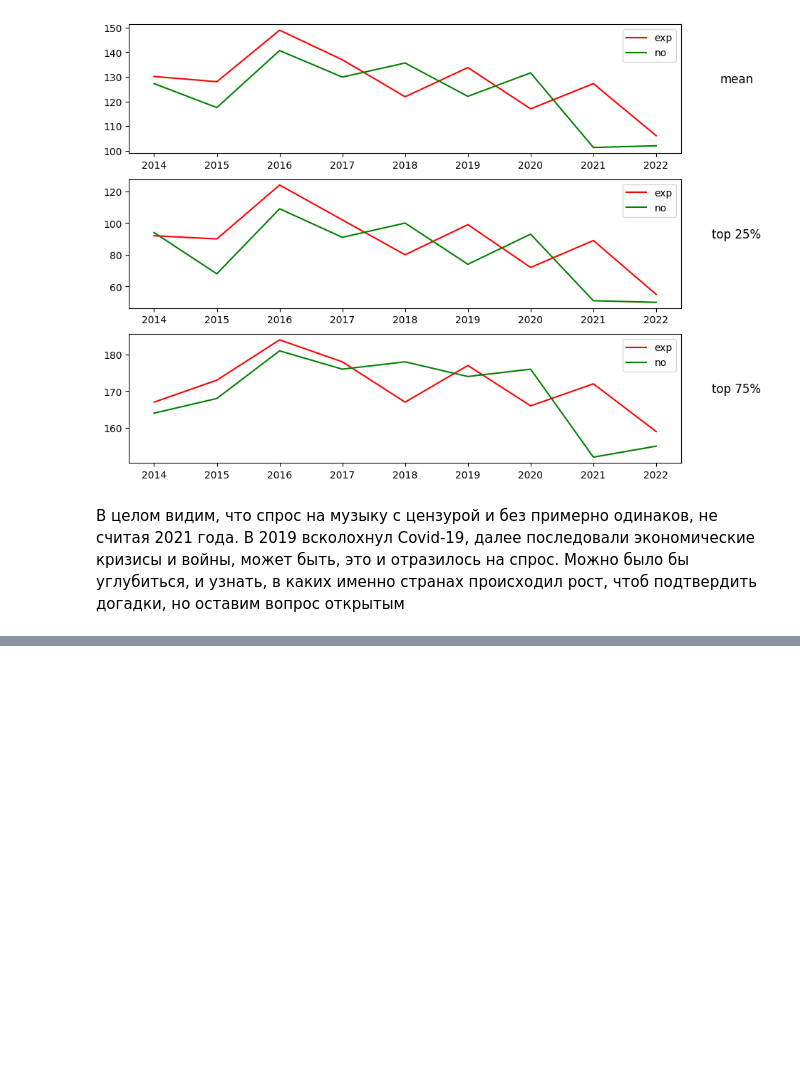
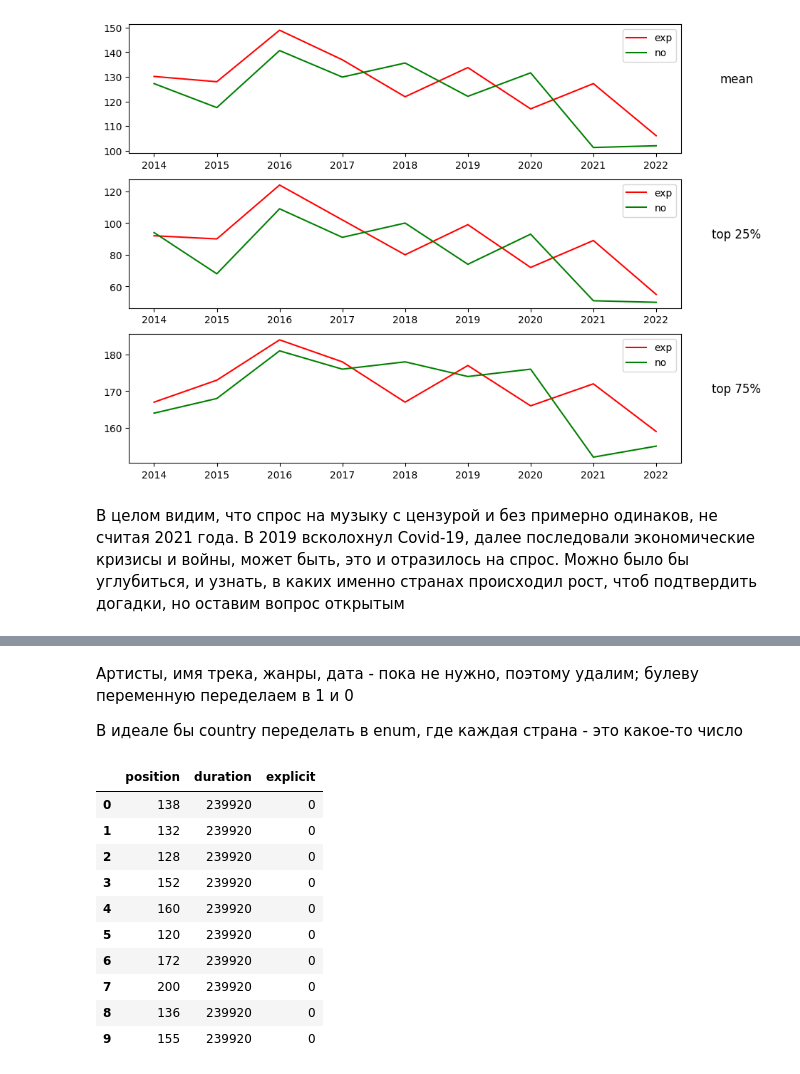
Before and after one commit to AlimKugot/DataScience, a Jupyter notebook: Code.ipynb, the cells around one changed output, grey strips where cells are left out. Cells and saved outputs as stored; diff of their text form; code cells hidden in the pictures; blank space fills up the shorter version.

```diff
--- a/Code.ipynb
+++ b/Code.ipynb
@@ -373,0 +401,21 @@ ax3.legend()
+# %% [markdown]
+Артисты, имя трека, жанры, дата - пока не нужно, поэтому удалим; булеву переменную переделаем в 1 и 0
+
+В идеале бы country переделать в enum, где каждая страна - это какое-то число
+# %%
+X = df.drop(['country', 'name', 'date', 'artists', 'artist_genres'], axis=1)
+X["explicit"] = X["explicit"].map({True: 1, False: 0})
+
+X.head(10)
+# %% [output]
+|  | position | duration | explicit |
+| 0 | 138 | 239920 | 0 |
+| 1 | 132 | 239920 | 0 |
+| 2 | 128 | 239920 | 0 |
+| 3 | 152 | 239920 | 0 |
+| 4 | 160 | 239920 | 0 |
+| 5 | 120 | 239920 | 0 |
+| 6 | 172 | 239920 | 0 |
+| 7 | 200 | 239920 | 0 |
+| 8 | 136 | 239920 | 0 |
+| 9 | 155 | 239920 | 0 |
```
Also changed, not shown: parts of 16 cells of this notebook, 1 other file.
